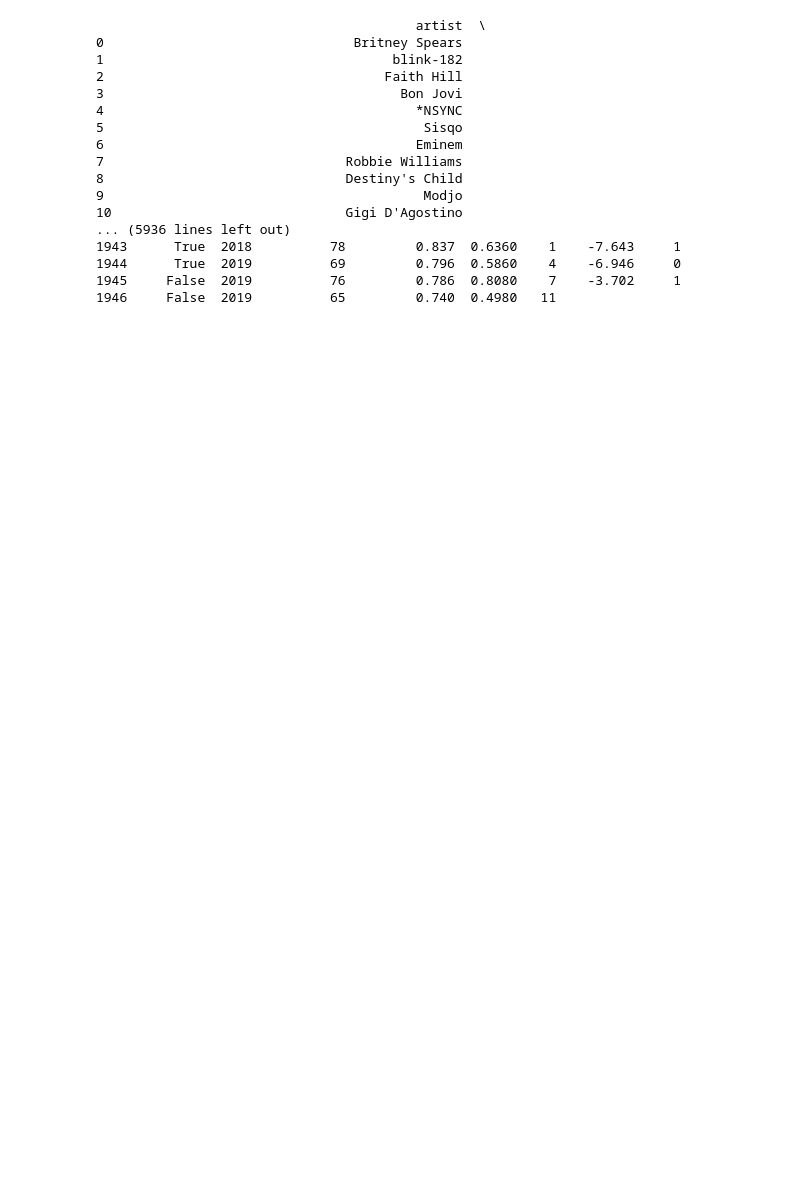
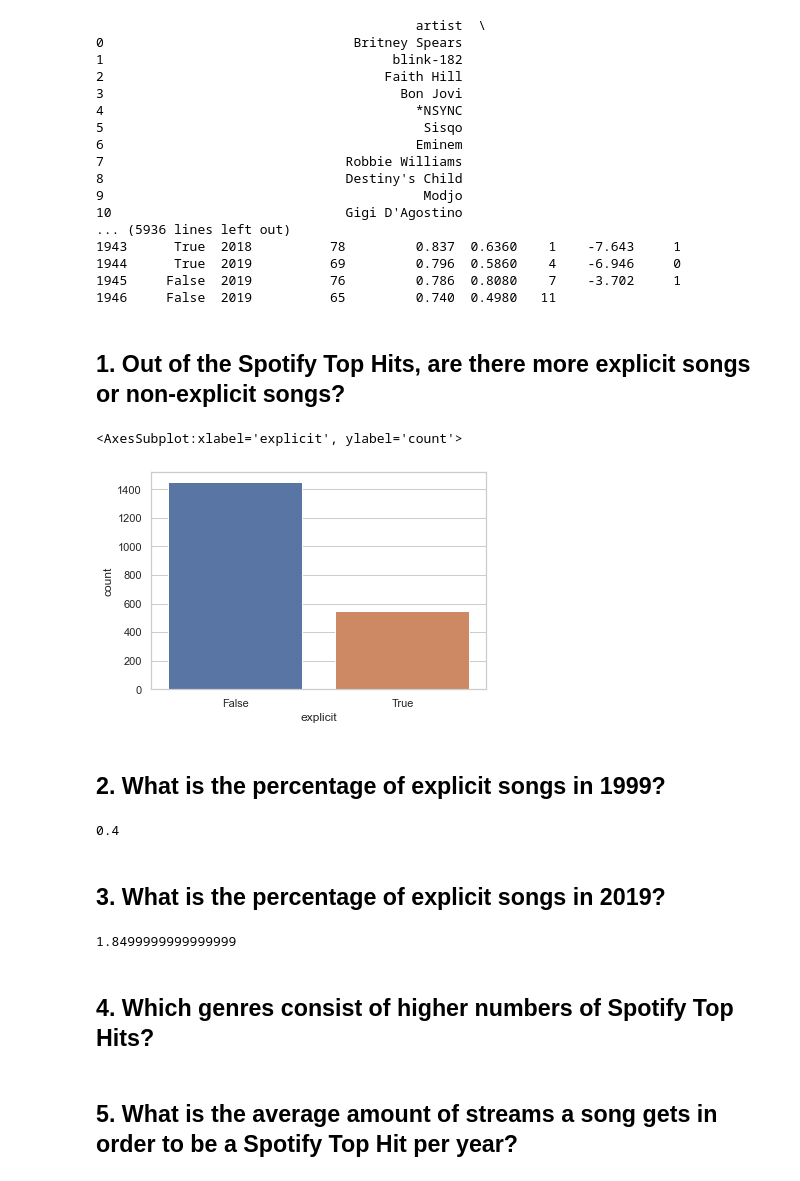
Before and after one commit to sulicace/HtH_Build_Summer_2022, a Jupyter notebook: Finding-an-Interesting-Dataset-SulamithCaceres/songs_data.ipynb, the cells around one changed output. Drawn from its saved outputs; the diff is of its cells as text; code cells hidden in the pictures; blank space fills up the shorter version.

```diff
--- a/Finding-an-Interesting-Dataset-SulamithCaceres/songs_data.ipynb
+++ b/Finding-an-Interesting-Dataset-SulamithCaceres/songs_data.ipynb
@@ -1,8 +1,10 @@
 # %%
-import pandas
+import pandas as pd
+import seaborn as sns
+import matplotlib.pyplot as plt
 
-#pandas.options.display.max_columns = None
-#pandas.options.display.max_rows = None
+pandas.options.display.max_columns = None
+pandas.options.display.max_rows = None
 
 song_data = pandas.read_csv("songs_normalize.csv")
 
@@ -25,3 +27,37 @@ song_data
 1944      True  2019          69         0.796  0.5860    4    -6.946     0
 1945     False  2019          76         0.786  0.8080    7    -3.702     1
 1946     False  2019          65         0.740  0.4980   11
+# %% [markdown]
+## 1. Out of the Spotify Top Hits, are there more explicit songs or non-explicit songs?
+# %%
+# trying to figure out a way to make two columns (explicit and not explicit)
+sns.countplot(x="explicit", data=song_data)
+# %% [output]
+<AxesSubplot:xlabel='explicit', ylabel='count'>
+[figure, added]
+# %% [markdown]
+## 2. What is the percentage of explicit songs in 1999?
+# %%
+year_ninetynine = song_data['year'] == 1999 # total songs from 1999
+explicit_songs = song_data['explicit'] == True # explicit songs
+ninetynine_songs = song_data[year_ninetynine & explicit_songs] # explicit songs from 99
+
+
+len(ninetynine_songs)/len(year_ninetynine)*100 # percentage of explicit songs in 1999
+# %% [output]
+0.4
+# %% [markdown]
+## 3. What is the percentage of explicit songs in 2019?
+# %%
+year_nineteen = song_data['year'] == 2019 # total songs from 1999
+explicit_songs = song_data['explicit'] == True # non-explicit songs
+nineteen_songs = song_data[year_nineteen & explicit_songs] # explicit songs from 99
+
+# len(year_nineteen)
+# len(nineteen_songs)
+
+len(nineteen_songs)/len(year_nineteen)*100 # percentage of explicit songs in 1999
+# %% [output]
+1.8499999999999999
+# %% [markdown]
+## 4. Which genres consist of higher numbers of Spotify Top Hits?
@@ -27,0 +67,2 @@ song_data
+# %% [markdown]
+## 5. What is the average amount of streams a song gets in order to be a Spotify Top Hit per year?
```
Also changed, not shown: parts of 12 cells of this notebook, 4 other files.
